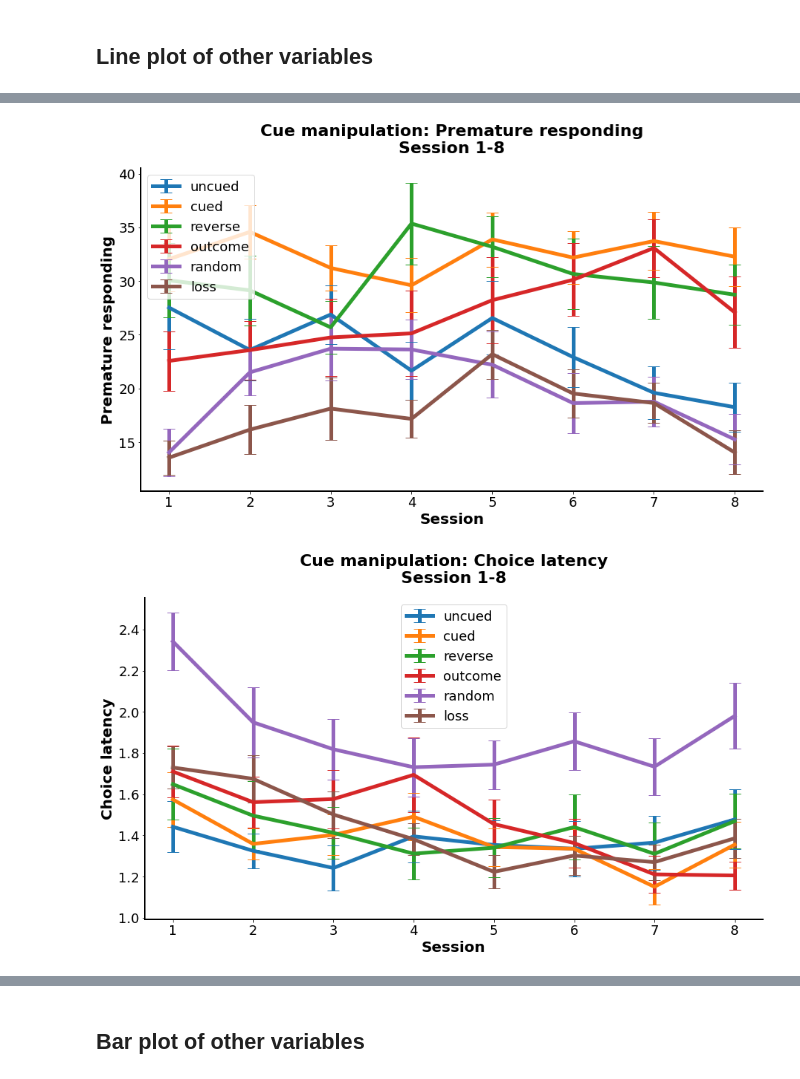
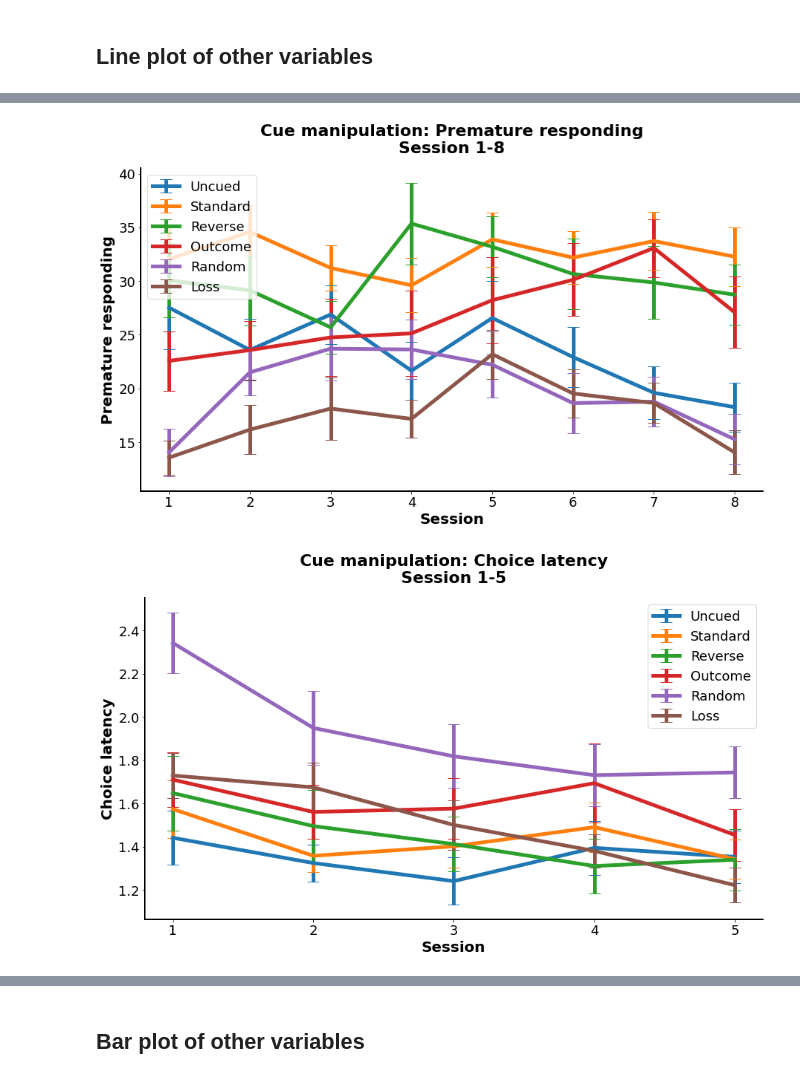
Before and after one commit to deckyblue/sparklyRGT, a Jupyter notebook: sparklyRGT_tutorial/used_templates/sparklyRGT_template_2-rgt-variants.ipynb, the cells around one changed output, grey strips where cells are left out. Drawn from its saved outputs; the diff is of its cells as text; code cells hidden in the pictures.

```diff
--- a/sparklyRGT_tutorial/used_templates/sparklyRGT_template_2-rgt-variants.ipynb
+++ b/sparklyRGT_tutorial/used_templates/sparklyRGT_template_2-rgt-variants.ipynb
@@ -101,12 +101,12 @@ subs = [uncued_subs,standard_subs, reverse_subs, outcome_subs,random_subs,loss_s
 ***
 # 2A) Baseline & Acquisition Analysis
 # %%
-group_names = {0: 'uncued',
-              1: 'cued',
-              2: 'reverse',
-              3: 'outcome',
-              4: 'random',
-              5: 'loss'}
+group_names = {0: 'Uncued',
+              1: 'Standard',
+              2: 'Reverse',
+              3: 'Outcome',
+              4: 'Random',
+              5: 'Loss'}
 
 group_list = [uncued_subs,standard_subs, reverse_subs, outcome_subs,random_subs,loss_subs]
 
@@ -213,10 +233,10 @@ rgt.choice_bar_plot(endsess, endsess, mean_scores, SEM)
 # %% [markdown]
 ## Line plot of other variables
 # %%
-rgt.rgt_plot('risk', startsess, endsess, title, mean_scores, SEM, group_names = group_names, y_label = 'Risk score')
+rgt.rgt_plot('risk', 1, 5, title, mean_scores, SEM, group_names = group_names, y_label = 'Risk score')
 #plt.savefig('rgt variants - risk score S1-5',facecolor = 'white')
 
 rgt.rgt_plot('prem', startsess, endsess, title, mean_scores, SEM, group_names = group_names, y_label = 'Premature responding')
-rgt.rgt_plot('choice_lat', startsess, endsess, title, mean_scores, SEM, group_names = group_names, y_label = 'Choice latency')
+rgt.rgt_plot('choice_lat', startsess, 5, title, mean_scores, SEM, group_names = group_names, y_label = 'Choice latency')
 rgt.rgt_plot('collect_lat', startsess, endsess, title, mean_scores, SEM, group_names = group_names, y_label = 'Collect latency')
 # %% [output]
@@ -224,2 +244,2 @@ rgt.rgt_plot('collect_lat', startsess, endsess, title, mean_scores, SEM, group_n
-[figure, old version]
+[figure, new version]
-[figure, old version]
+[figure, new version]
```
Also changed, not shown: parts of 3 cells of this notebook, 2 other files.
